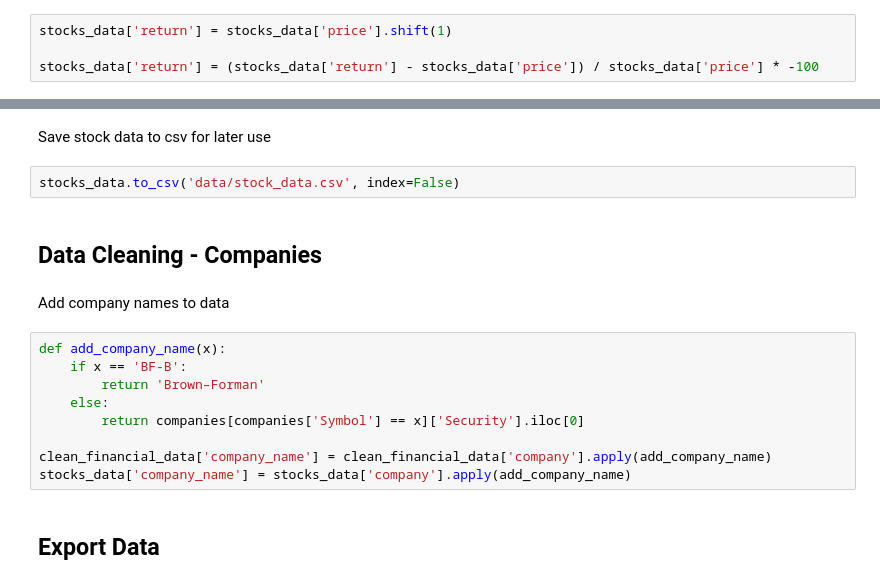
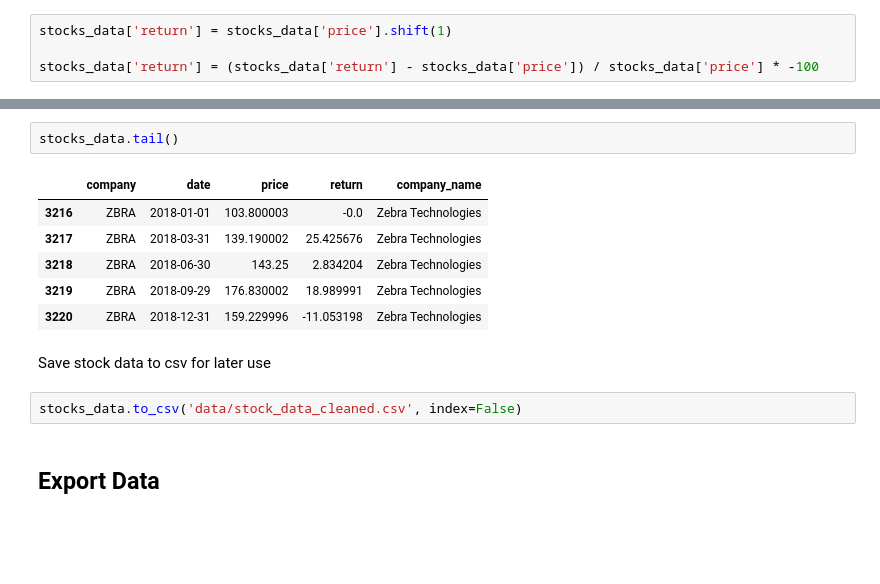
Before and after one commit to NateM024/inventory-analysis, a Jupyter notebook: capstone.ipynb, the cells around one changed output, grey strips where cells are left out. Drawn from its saved outputs; the diff is of its cells as text; blank space fills up the shorter version.

```diff
--- a/capstone.ipynb
+++ b/capstone.ipynb
@@ -335,20 +357,16 @@ stocks_data.head()
+# %%
+stocks_data.tail()
+# %% [output]
+|  | company | date | price | return | company_name |
+| 3216 | ZBRA | 2018-01-01 | 103.800003 | -0.0 | Zebra Technologies |
+| 3217 | ZBRA | 2018-03-31 | 139.190002 | 25.425676 | Zebra Technologies |
+| 3218 | ZBRA | 2018-06-30 | 143.25 | 2.834204 | Zebra Technologies |
+| 3219 | ZBRA | 2018-09-29 | 176.830002 | 18.989991 | Zebra Technologies |
+| 3220 | ZBRA | 2018-12-31 | 159.229996 | -11.053198 | Zebra Technologies |
 # %% [markdown]
 Save stock data to csv for later use
 # %%
-stocks_data.to_csv('data/stock_data.csv', index=False)
+stocks_data.to_csv('data/stock_data_cleaned.csv', index=False)
-# %% [markdown]
-## Data Cleaning - Companies
-# %% [markdown]
-Add company names to data
-# %%
-def add_company_name(x):
-    if x == 'BF-B':
-        return 'Brown–Forman'
-    else:
-        return companies[companies['Symbol'] == x]['Security'].iloc[0]
-
-clean_financial_data['company_name'] = clean_financial_data['company'].apply(add_company_name)
-stocks_data['company_name'] = stocks_data['company'].apply(add_company_name)
 # %% [markdown]
 ## Export Data
 # %% [markdown]
```
Also changed, not shown: parts of 21 cells of this notebook, 6 other files.
